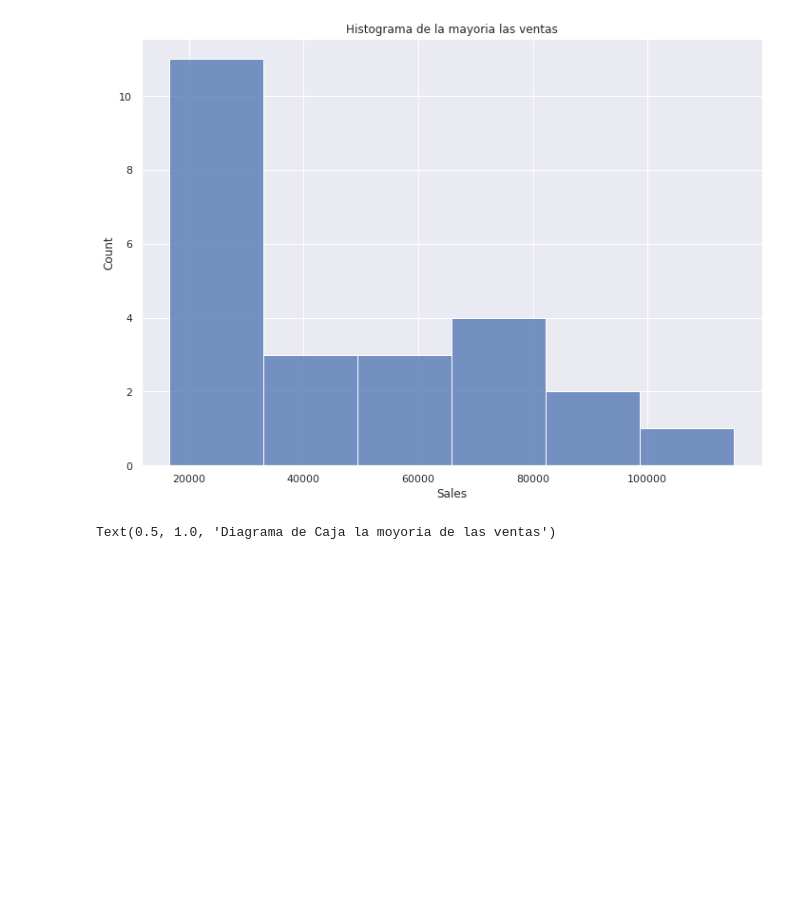
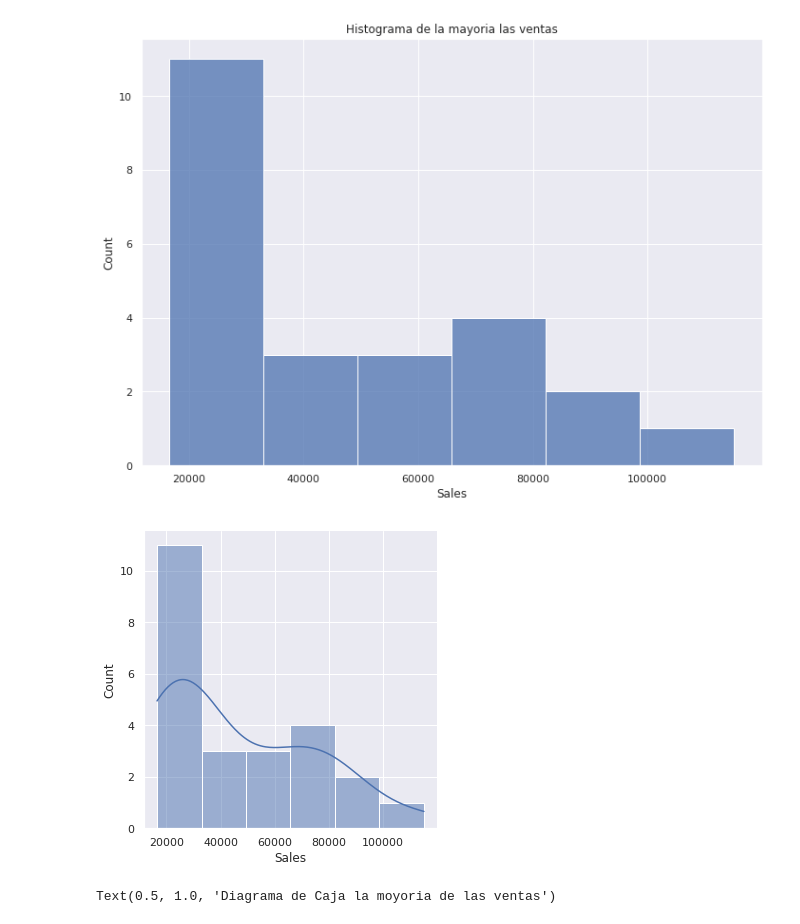
Before and after one commit to LuisReyes98/platzi-datacademy-proyecto, a Jupyter notebook: proyecto_datacademy.ipynb, the cells around one changed output. Saved outputs shown, nothing was run; the diff lists cells and outputs as text; code cells hidden in the pictures; blank space fills up the shorter version.

```diff
--- a/proyecto_datacademy.ipynb
+++ b/proyecto_datacademy.ipynb
@@ -199,6 +210,12 @@ chart.set_title('Histograma de la mayoria las ventas')
 # %% [output]
 Text(0.5, 1.0, 'Histograma de la mayoria las ventas')
 [figure]
+# %%
+sns.set(rc={'figure.figsize': (11.7, 8.27)})
+chart = sns.displot(x=df_without_top['Sales'], kde=True, rug=False)
+# chart.set_title('Histograma de la mayoria las ventas')
+# %% [output]
+[figure, added]
 # %%
 sns.set(rc={'figure.figsize': (11.7, 8.27)})
 chart = sns.boxplot(x=df_without_top['Sales'])
```
Also changed, not shown: parts of 38 cells of this notebook, 1 other file.
